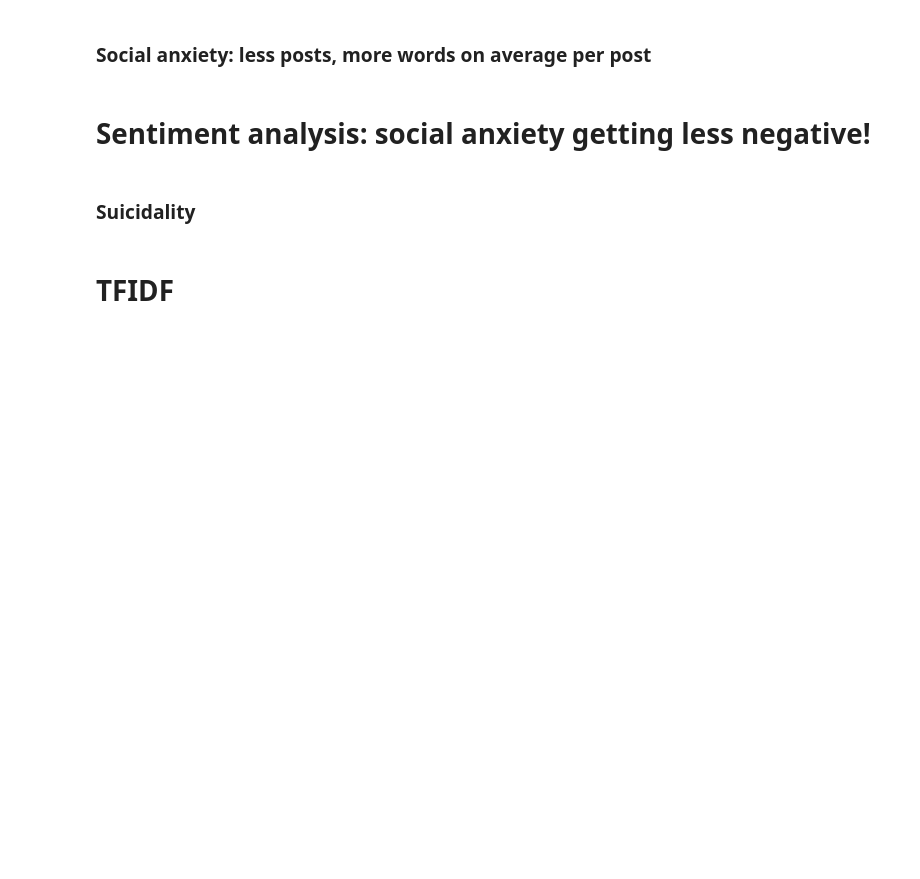
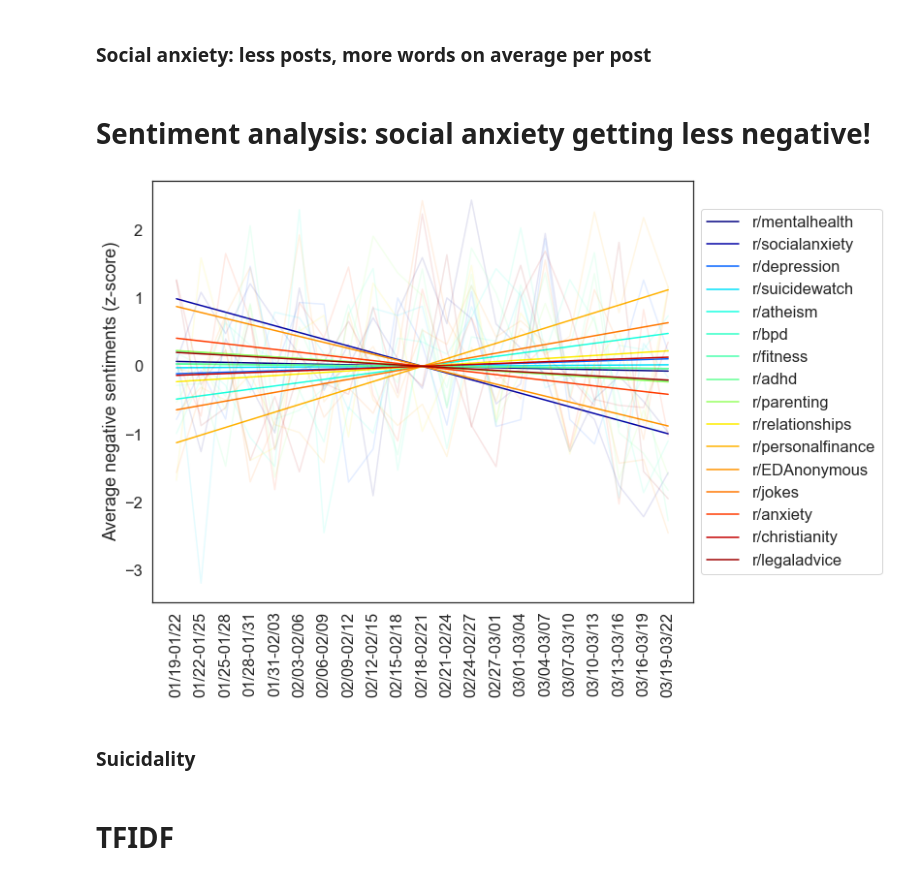
Before and after one commit to danielmlow/reddit, a Jupyter notebook: reddit.ipynb, the cells around one changed output. Drawn from its saved outputs; the diff is of its cells as text; code cells hidden in the pictures; blank space fills up the shorter version.

```diff
--- a/reddit.ipynb
+++ b/reddit.ipynb
@@ -580,8 +588,10 @@ plot_across_time(subreddits2, y_col = 'all_words', y_col_div_by = 'total_posts',
 # %%
 plot_across_time(subreddits, y_col = 'sent_neg', y_col_div_by = False,
                  ylabel='Average negative sentiments',zscore = True,
-                 filter_small = True, small_value = 200, plot_raw = False,
+                 filter_small = True, small_value = 200, plot_raw = True,
                      plot_line = True, alpha = 0.1, plot_covid_curves = False)
+# %% [output]
+[figure, added]
 # %%
 
 # input y variable across time
```
Also changed, not shown: parts of 9 cells of this notebook, 3 other files.
